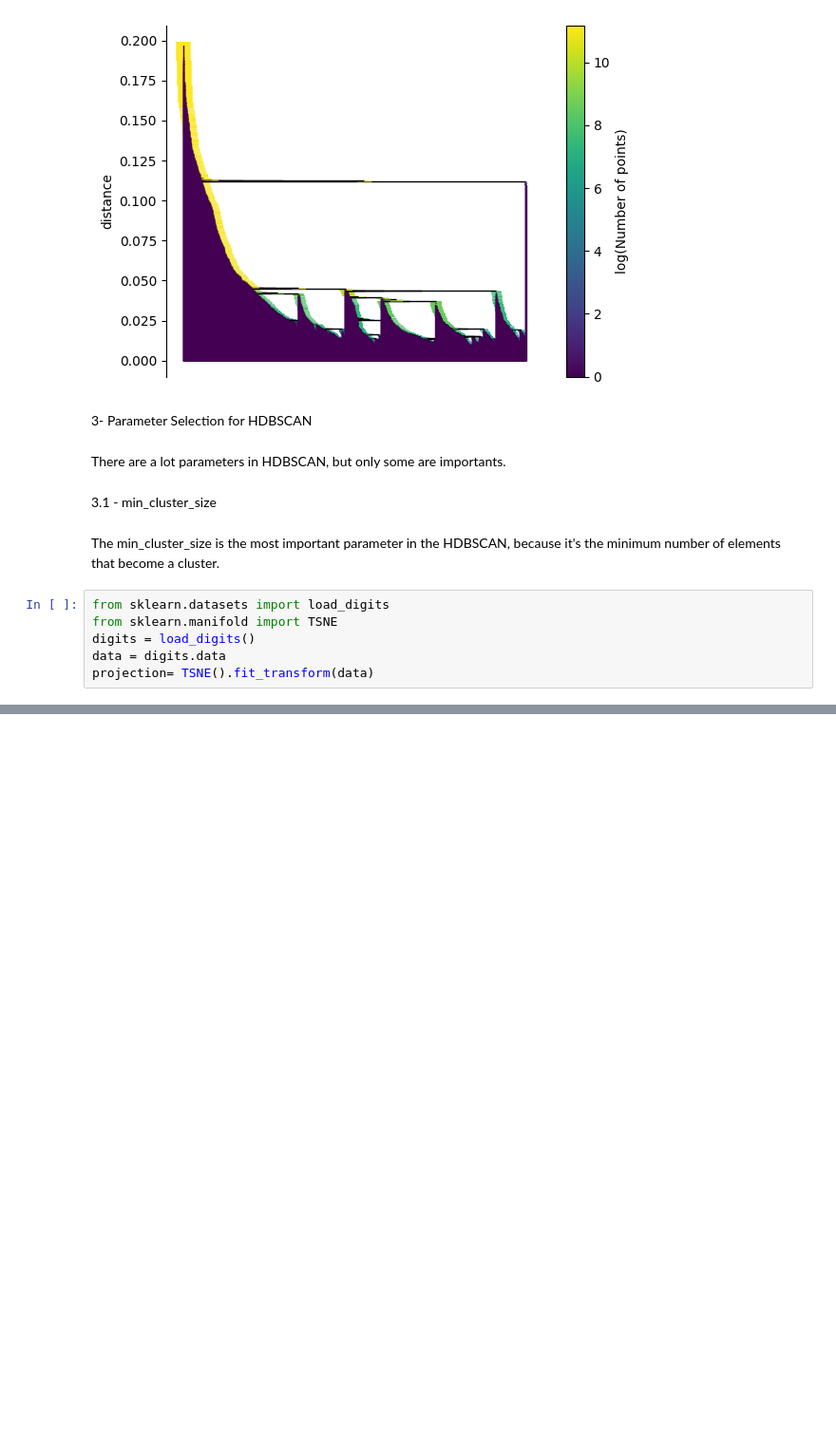
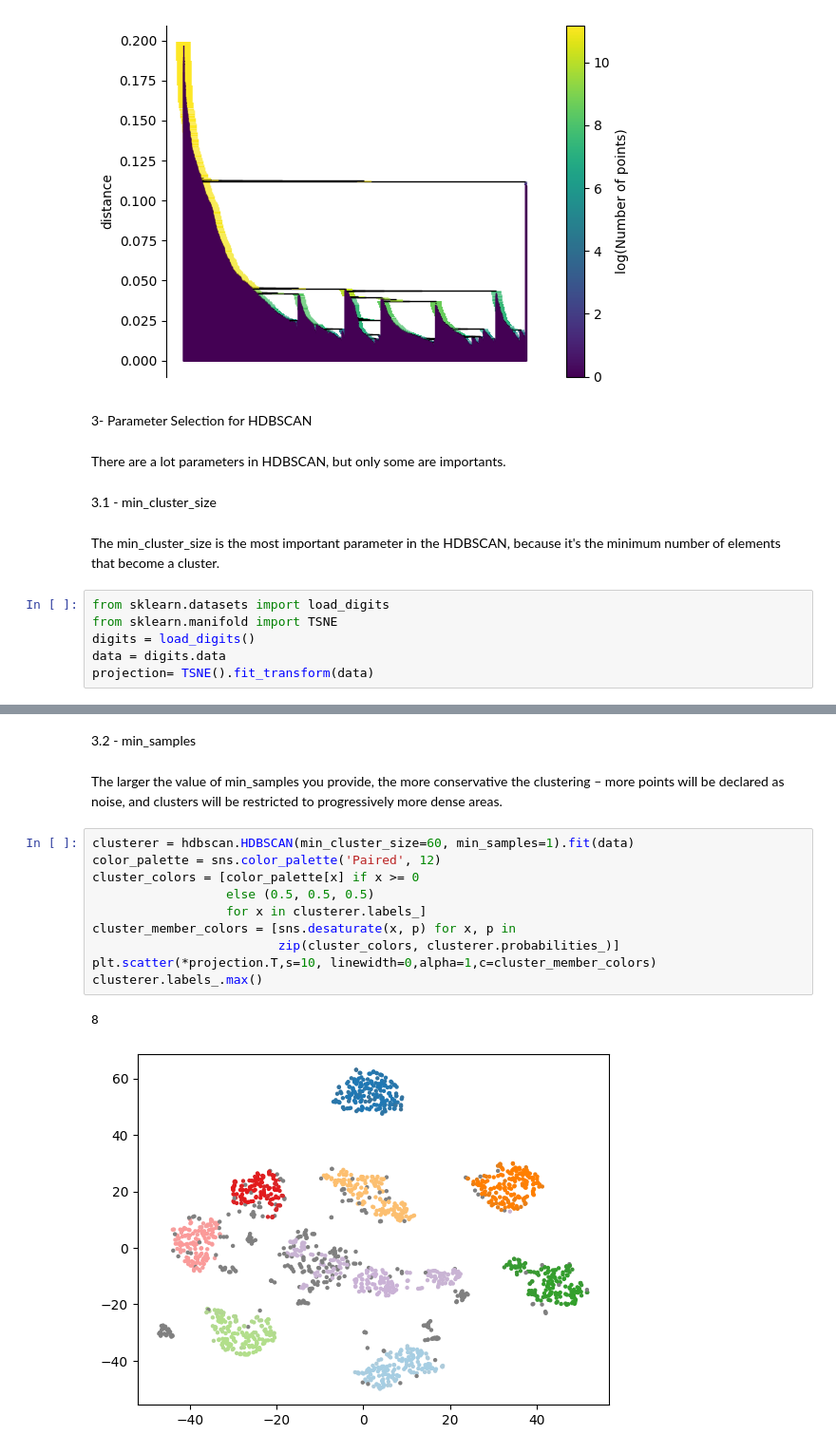
Before and after one commit to HiperBrainer/HDBSCAN, a Jupyter notebook: hdbscan.ipynb, the cells around one changed output, grey strips where cells are left out. Shown at 95% size. Cells and saved outputs as stored; diff of their text form; blank space fills up the shorter version.

```diff
--- a/hdbscan.ipynb
+++ b/hdbscan.ipynb
@@ -166,0 +167,17 @@ clusterer.labels_.max()
+# %% [markdown]
+3.2 - min_samples
+# %% [markdown]
+The larger the value of min_samples you provide, the more conservative the clustering – more points will be declared as noise, and clusters will be restricted to progressively more dense areas.
+# %%
+clusterer = hdbscan.HDBSCAN(min_cluster_size=60, min_samples=1).fit(data)
+color_palette = sns.color_palette('Paired', 12)
+cluster_colors = [color_palette[x] if x >= 0
+                  else (0.5, 0.5, 0.5)
+                  for x in clusterer.labels_]
+cluster_member_colors = [sns.desaturate(x, p) for x, p in
+                         zip(cluster_colors, clusterer.probabilities_)]
+plt.scatter(*projection.T,s=10, linewidth=0,alpha=1,c=cluster_member_colors)
+clusterer.labels_.max()
+# %% [output]
+8
+[figure, added]
```
Also changed, not shown: parts of 21 cells of this notebook.
